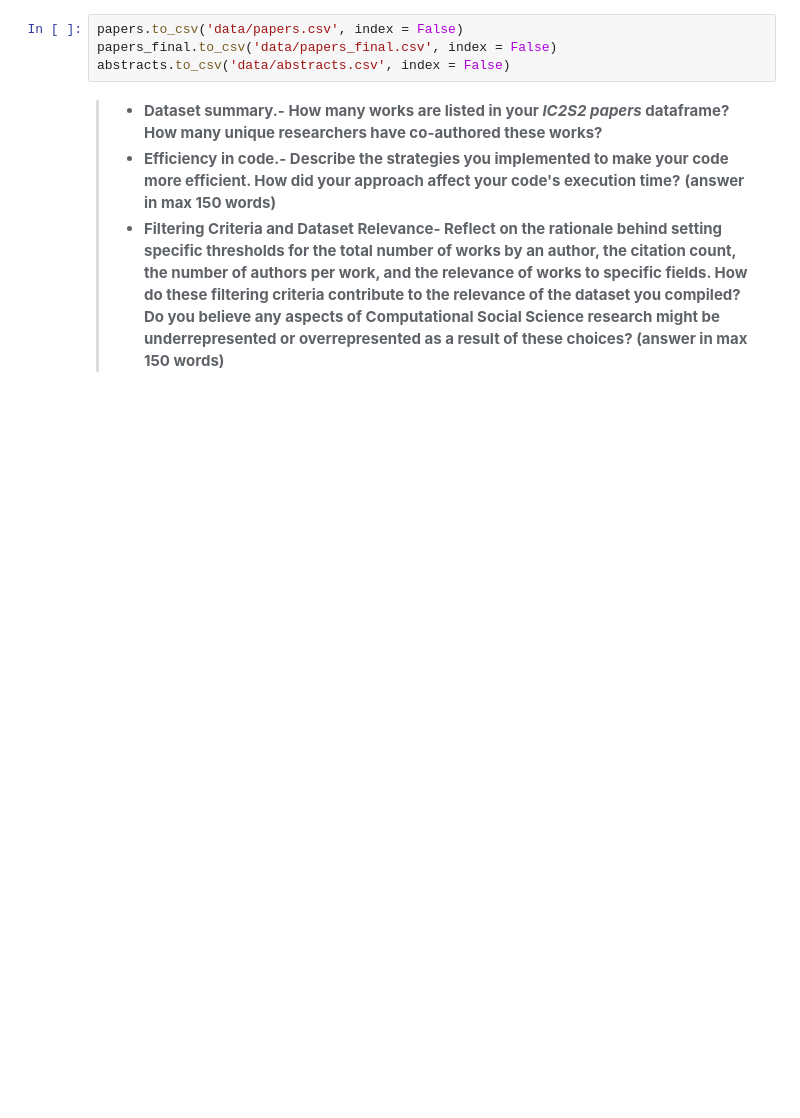
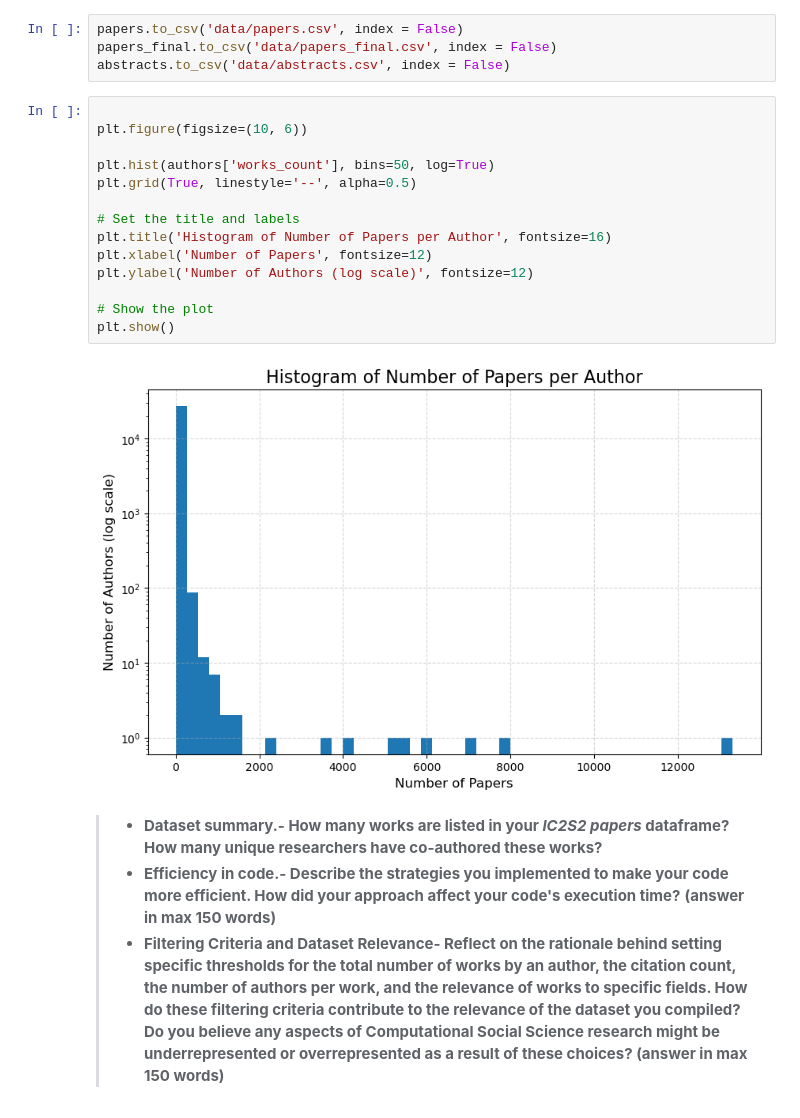
Before and after one commit to llull179/Assigments_comsocsci2024, a Jupyter notebook: Assigment1/Assigment1.ipynb, the cells around one changed output. Saved outputs shown, nothing was run; the diff lists cells and outputs as text; blank space fills up the shorter version.

Commit message:
histogram

```diff
--- a/Assigment1/Assigment1.ipynb
+++ b/Assigment1/Assigment1.ipynb
@@ -345,6 +296,22 @@ See the caveats in the documentation: https://pandas.pydata.org/pandas-docs/stab
 papers.to_csv('data/papers.csv', index = False)
 papers_final.to_csv('data/papers_final.csv', index = False)
 abstracts.to_csv('data/abstracts.csv', index = False)
+# %%
+
+plt.figure(figsize=(10, 6))
+
+plt.hist(authors['works_count'], bins=50, log=True)
+plt.grid(True, linestyle='--', alpha=0.5)
+
+# Set the title and labels
+plt.title('Histogram of Number of Papers per Author', fontsize=16)
+plt.xlabel('Number of Papers', fontsize=12)
+plt.ylabel('Number of Authors (log scale)', fontsize=12)
+
+# Show the plot
+plt.show()
+# %% [output]
+[figure, added]
 # %% [markdown]
 > - **Dataset summary.- How many works are listed in your *IC2S2 papers* dataframe? How many unique researchers have co-authored these works?**
 > - **Efficiency in code.- Describe the strategies you implemented to make your code more efficient. How did your approach affect your code's execution time?** __(answer in max 150 words)__
```
Also changed, not shown: parts of 4 cells of this notebook.
